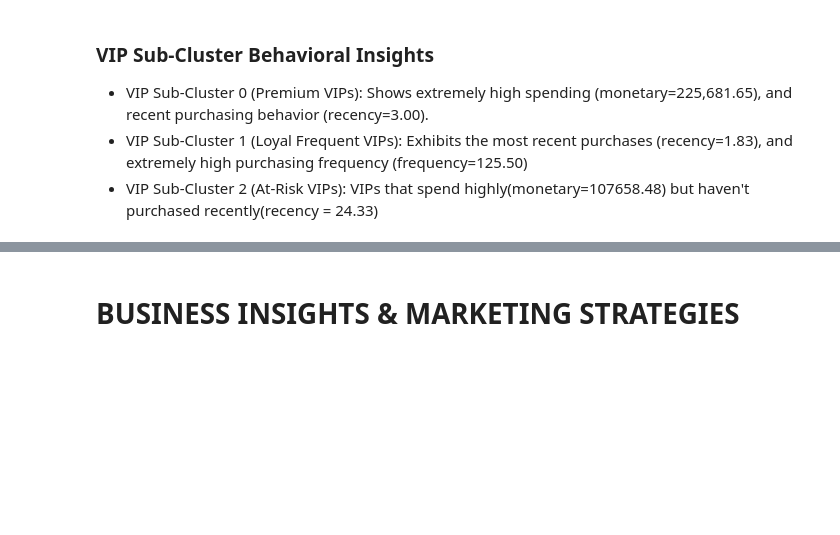
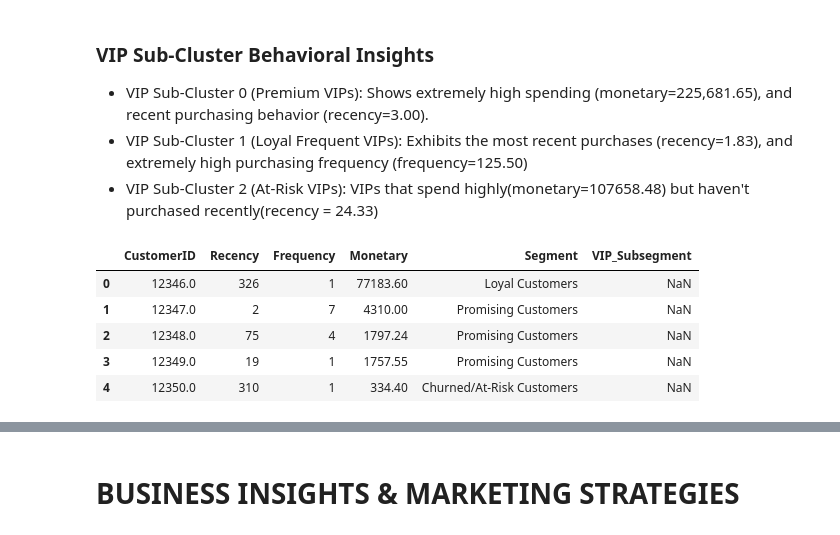
Before and after one commit to Meshack7468/customer-segmentation-rfm, a Jupyter notebook: index.ipynb, the cells around one changed output, grey strips where cells are left out. Drawn from its saved outputs; the diff is of its cells as text; code cells hidden in the pictures; blank space fills up the shorter version.

```diff
--- a/index.ipynb
+++ b/index.ipynb
@@ -522,3 +532,46 @@ vip_df["VIP_Subclusters_Name"] = vip_df["VIP_Subclusters"].map(subcluster_names)
 * VIP Sub-Cluster 0 (Premium VIPs): Shows extremely high spending (monetary=225,681.65), and recent purchasing behavior (recency=3.00).
 * VIP Sub-Cluster 1 (Loyal Frequent VIPs): Exhibits the most recent purchases (recency=1.83), and extremely high purchasing frequency (frequency=125.50)
 * VIP Sub-Cluster 2 (At-Risk VIPs): VIPs that spend highly(monetary=107658.48) but haven't purchased recently(recency = 24.33)
+# %%
+
+# Create Final Customer Segmentation Dataset that will be used in Deployment & Tableau dashboard
+
+
+
+# The Main RFM Segmentation Data already contain Recency, Frequency, Monetary, Cluster, Segment
+rfm_main = rfm.reset_index()[[
+    "CustomerID",
+    "Recency",
+    "Frequency",
+    "Monetary",
+    "Segment"
+]]
+
+
+#  The Second df VIP Subsegment data contain Names for each VIP customers
+vip_sub = vip_df.reset_index()[[
+    "CustomerID",
+    "VIP_Subclusters_Name"
+]]
+
+# Rename VIP_Subclusters_Name column to VIP_Subsegment
+vip_sub = vip_sub.rename(columns={
+    "VIP_Subclusters_Name": "VIP_Subsegment"
+})
+
+
+# Merge the 2 dfs
+final_df = rfm_main.merge(
+    vip_sub,
+    on="CustomerID",
+    how="left"
+)
+
+final_df.head()
+# %% [output]
+|  | CustomerID | Recency | Frequency | Monetary | Segment | VIP_Subsegment |
+| 0 | 12346.0 | 326 | 1 | 77183.60 | Loyal Customers | NaN |
+| 1 | 12347.0 | 2 | 7 | 4310.00 | Promising Customers | NaN |
+| 2 | 12348.0 | 75 | 4 | 1797.24 | Promising Customers | NaN |
+| 3 | 12349.0 | 19 | 1 | 1757.55 | Promising Customers | NaN |
+| 4 | 12350.0 | 310 | 1 | 334.40 | Churned/At-Risk Customers | NaN |
```
Also changed, not shown: parts of 7 cells of this notebook, 6 other files.
